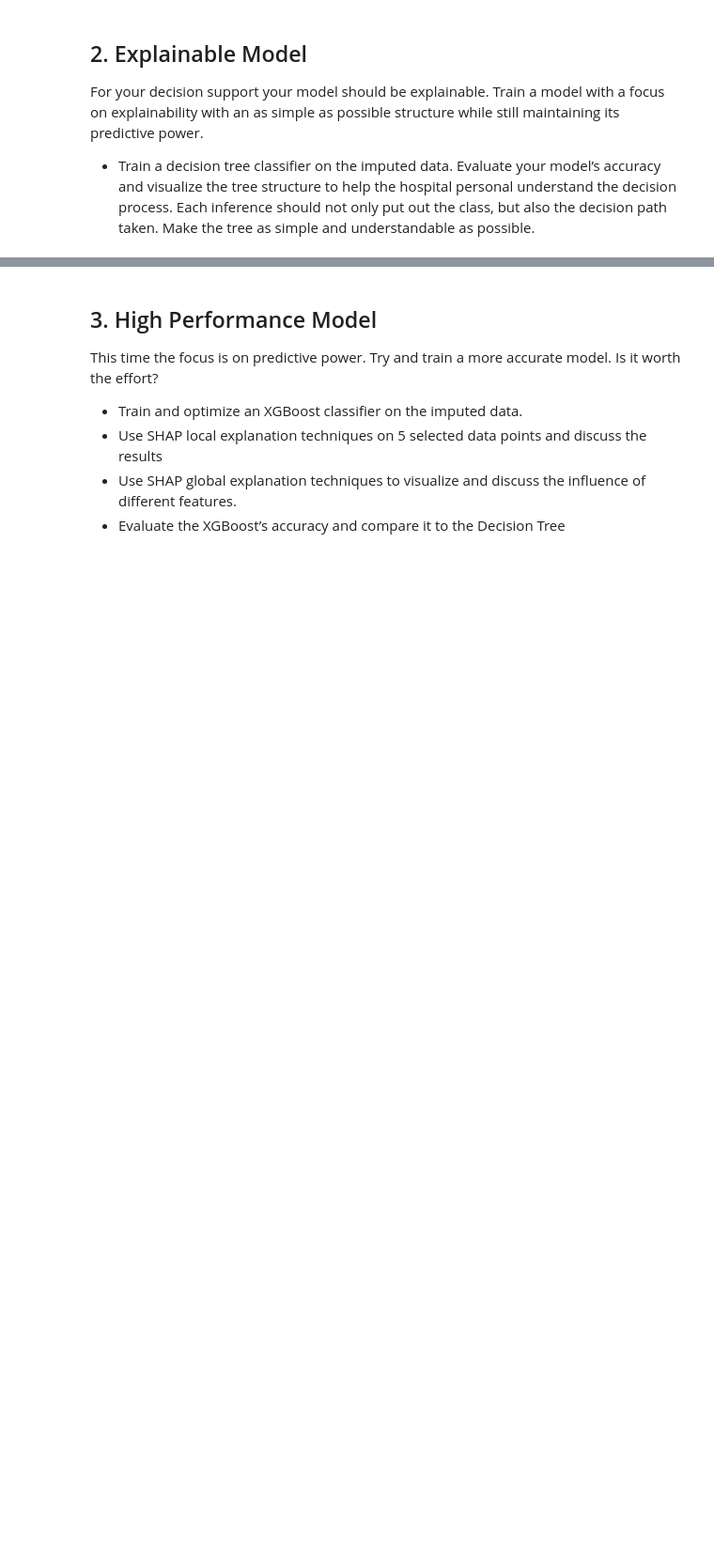
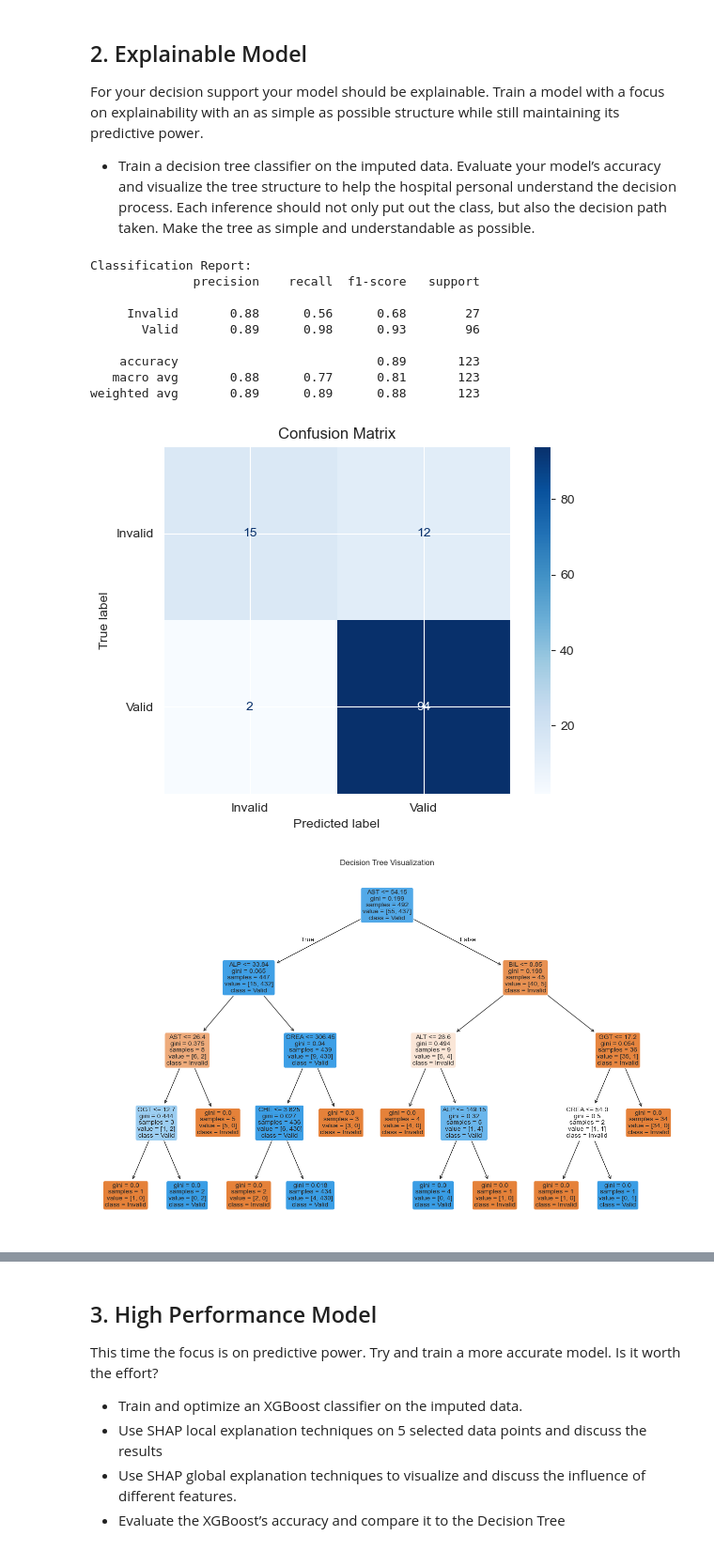
Before and after one commit to mmarsal/machine-learning, a Jupyter notebook: third/blood_donor.ipynb, the cells around one changed output, grey strips where cells are left out. Shown: that part at 94% size. Saved outputs shown, nothing was run; the diff lists cells and outputs as text; code cells hidden in the pictures; blank space fills up the shorter version.

Commit message:
Added explainable Model

```diff
--- a/third/blood_donor.ipynb
+++ b/third/blood_donor.ipynb
@@ -273,3 +399,82 @@ explainability with an as simple as possible structure while still maintaining i
 - Train a decision tree classifier on the imputed data. Evaluate your model’s accuracy and visualize the tree structure to
 help the hospital personal understand the decision process. Each inference should not only put out the class, but also
 the decision path taken. Make the tree as simple and understandable as possible.
+# %%
+from sklearn.tree import DecisionTreeClassifier, plot_tree, export_text
+from sklearn.model_selection import train_test_split
+from sklearn.metrics import classification_report, confusion_matrix, ConfusionMatrixDisplay
+import matplotlib.pyplot as plt
+from scipy.sparse import find
+
+# Prepare features and target
+# Include Age, Sex, and numerical columns
+numerical_columns = ['ALB', 'ALP', 'ALT', 'AST', 'BIL', 'CHE', 'CHOL', 'CREA', 'GGT', 'PROT']
+features = ['Age', 'Sex'] + numerical_columns
+
+# Encode 'Sex'
+if df['Sex'].dtype == 'object':
+    df['Sex'] = df['Sex'].map({'M': 0, 'F': 1})  # Example encoding: 0 for male, 1 for female
+
+# Target: 'Category' (1 for valid, 0 for invalid)
+df['Target'] = (df['Category'] == '0=Blood Donor').astype(int)
+
+# Split data into training and testing sets
+X = df[features]
+y = df['Target']
+X_train, X_test, y_train, y_test = train_test_split(X, y, test_size=0.2, random_state=42)
+
+# Train Decision Tree Classifier
+dt_classifier = DecisionTreeClassifier(max_depth=4, random_state=42)  # Adjust max_depth for simplicity
+dt_classifier.fit(X_train, y_train)
+
+# Evaluate model
+y_pred = dt_classifier.predict(X_test)
+print("Classification Report:")
+print(classification_report(y_test, y_pred, target_names=['Invalid', 'Valid']))
+
+# Confusion Matrix
+cm = confusion_matrix(y_test, y_pred)
+ConfusionMatrixDisplay(confusion_matrix=cm, display_labels=['Invalid', 'Valid']).plot(cmap='Blues')
+plt.title("Confusion Matrix")
+plt.show()
+
+# Visualize Decision Tree
+plt.figure(figsize=(16, 10))
+plot_tree(
+    dt_classifier,
+    feature_names=features,
+    class_names=['Invalid', 'Valid'],
+    filled=True,
+    rounded=True,
+    fontsize=10
+)
+plt.title("Decision Tree Visualization")
+plt.show()
+
+# Extract decision paths for explainability
+print("Decision Tree Rules:")
+tree_rules = export_text(dt_classifier, feature_names=features)
+print(tree_rules)
+
+# Example of explaining individual predictions
+print("\nExample Predictions and Decision Paths:")
+for i in range(5):  # Show decision paths for the first 5 samples in the test set
+    sample = X_test.iloc[[i]]  # Keep it as a DataFrame with proper column names
+    path = dt_classifier.decision_path(sample)  # Use the correct input format
+    print(f"\nSample {i+1}: {sample}")
+
+    # Decode decision path
+    node_indices = find(path)[1]  # Extract nodes from the sparse matrix
+    print("Decision Path (Node Indices):", node_indices)
+# %% [output]
+Classification Report:
+              precision    recall  f1-score   support
+
+     Invalid       0.88      0.56      0.68        27
+       Valid       0.89      0.98      0.93        96
+
+    accuracy                           0.89       123
+   macro avg       0.88      0.77      0.81       123
+weighted avg       0.89      0.89      0.88       123
+[figure, added]
+[figure, added]
```
Also changed, not shown: parts of 10 cells of this notebook.
